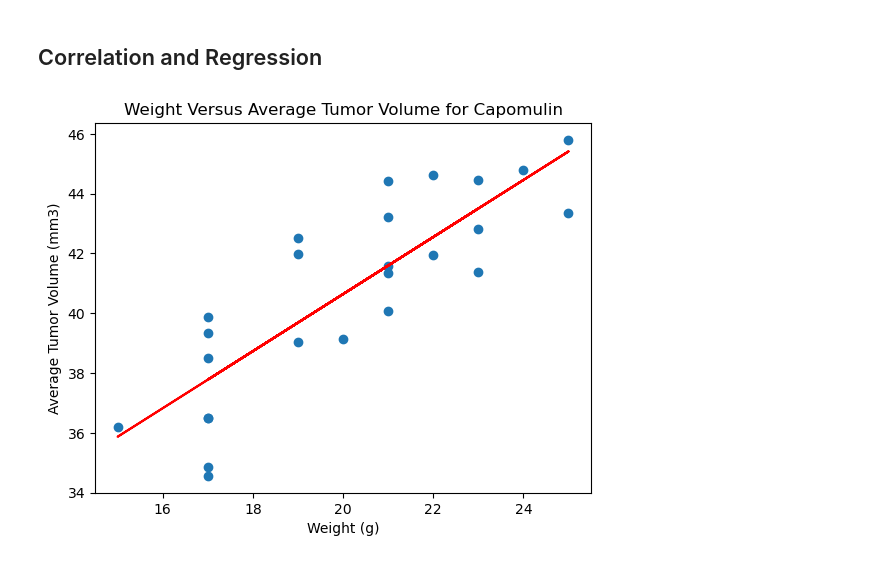
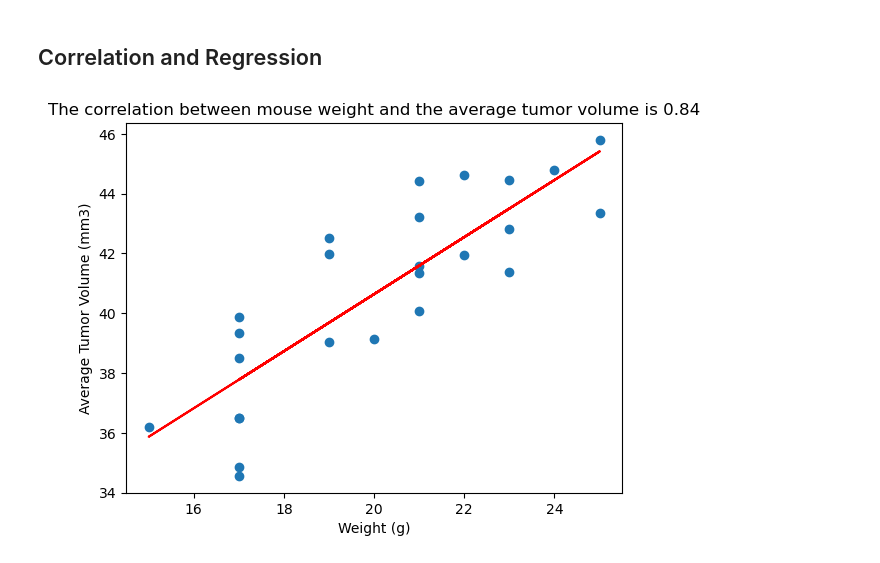
Before and after one commit to rbrennan55/Data-Visualization-Challenge, a Jupyter notebook: pymaceuticals_starter.ipynb, the cells around one changed output. Cells and saved outputs as stored; diff of their text form; code cells hidden in the pictures.

```diff
--- a/pymaceuticals_starter.ipynb
+++ b/pymaceuticals_starter.ipynb
@@ -280,22 +282,22 @@ plt.show()
 # %%
 # Calculate the correlation coefficient and a linear regression model
 # for mouse weight and average observed tumor volume for the entire Capomulin regimen
 
 weight_x_scatterplot = regimen_mouse_data_df["Weight (g)"]
 volume_y_scatterplot = regimen_mouse_data_df["Tumor Volume (mm3)"]
 
 (slope, intercept, rvalue, pvalue, stderr) = linregress(weight_x_scatterplot, volume_y_scatterplot)
 
 regress_values = weight_x_scatterplot * slope + intercept
 line_eq = "y = " + str(round(slope,2)) + "x + " + str(round(intercept,2))
-
+correlation = st.pearsonr(weight_x_scatterplot,volume_y_scatterplot)
 plt.scatter(weight_x_scatterplot, volume_y_scatterplot)
 plt.plot(weight_x_scatterplot,regress_values,"r-")
 plt.annotate(line_eq,(5.8,0.8),fontsize=15,color="red")
 
 plt.xlabel("Weight (g)")
 plt.ylabel("Average Tumor Volume (mm3)")
-plt.title("Weight Versus Average Tumor Volume for Capomulin")
+plt.title(f"The correlation between mouse weight and the average tumor volume is {round(correlation[0],2)}")
 plt.show()
 # %% [output]
-[figure, old version]
+[figure, new version]
```
Also changed, not shown: parts of 1 cell of this notebook.
